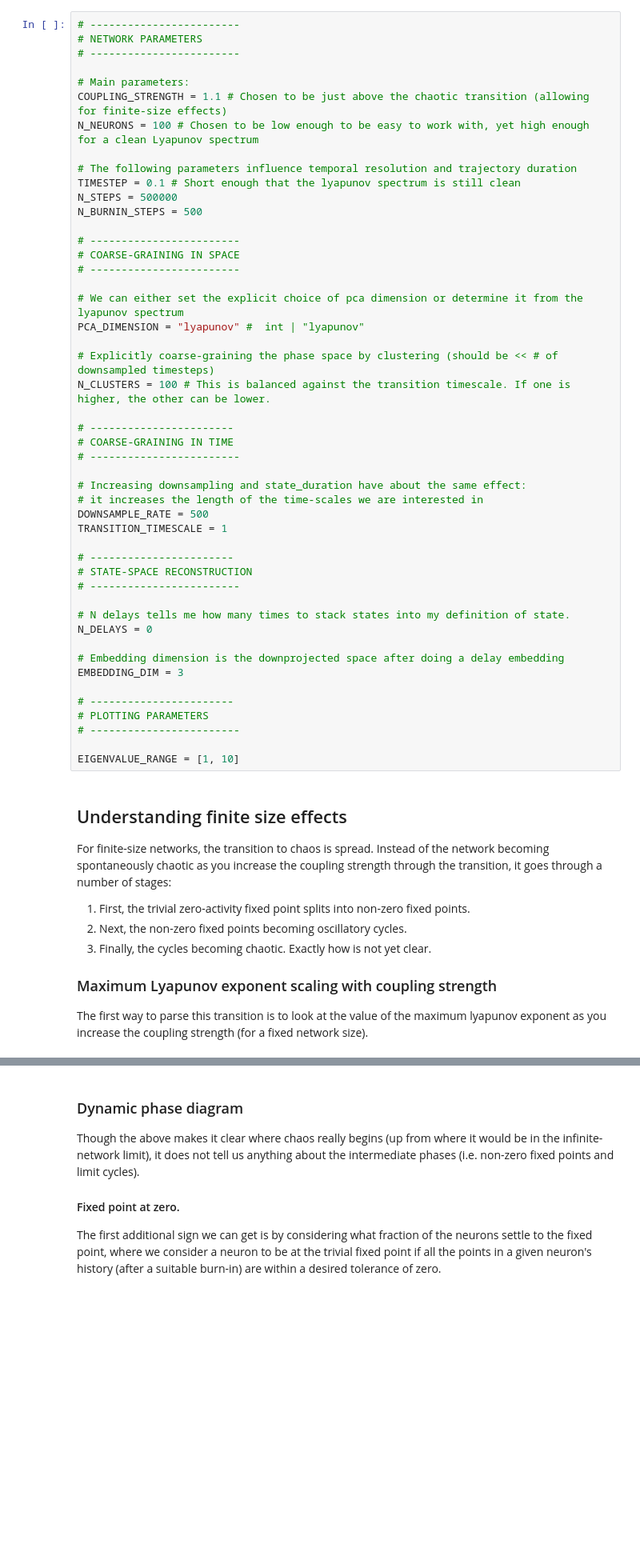
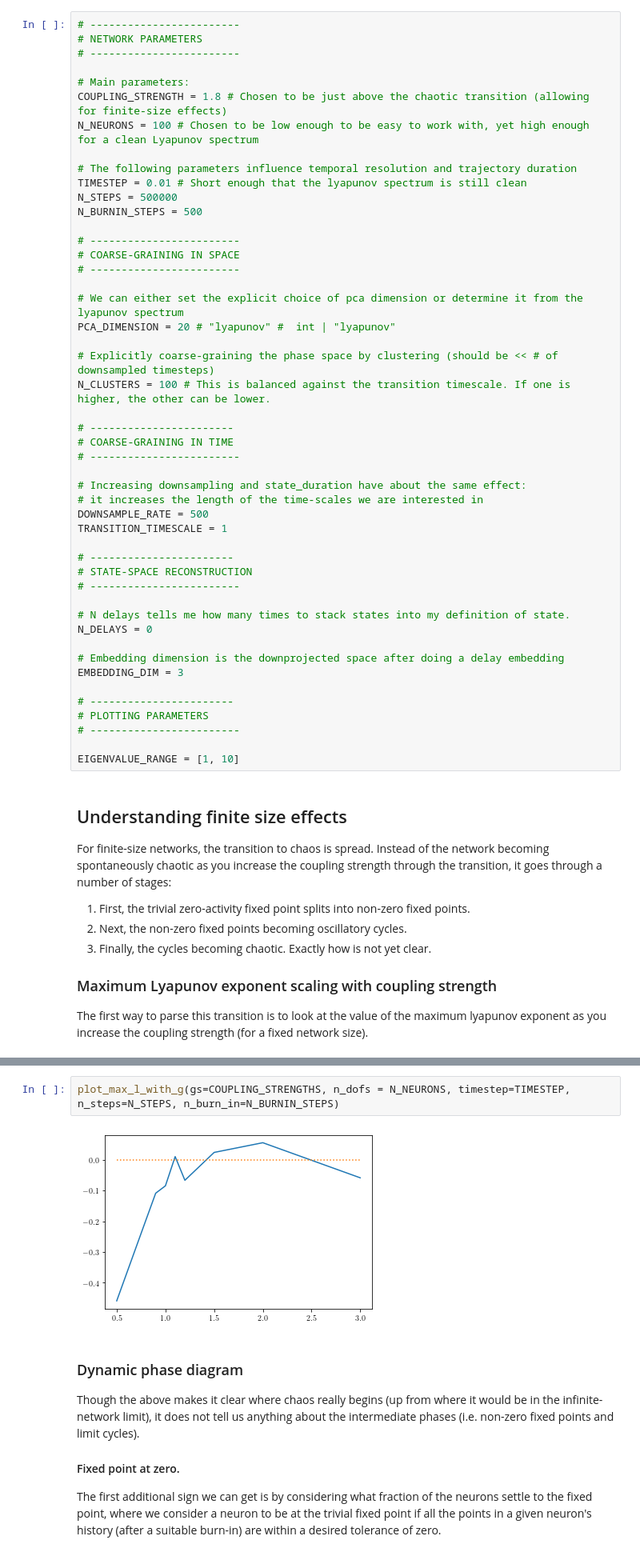
Before and after one commit to jqhoogland/randnn, a Jupyter notebook: Transfer Operator on Random Neural Networks.ipynb, the cells around one changed output, grey strips where cells are left out. Shown at 80% size. Drawn from its saved outputs; the diff is of its cells as text; blank space fills up the shorter version.

Commit message:
Cleaning up

```diff
--- a/Transfer Operator on Random Neural Networks.ipynb
+++ b/Transfer Operator on Random Neural Networks.ipynb
@@ -75,11 +75,11 @@ Note: the downsampling rate and transfer matrix transition time scale have rough
 # ------------------------
 
 # Main parameters:
-COUPLING_STRENGTH = 1.1 # Chosen to be just above the chaotic transition (allowing for finite-size effects)
+COUPLING_STRENGTH = 1.8 # Chosen to be just above the chaotic transition (allowing for finite-size effects)
 N_NEURONS = 100 # Chosen to be low enough to be easy to work with, yet high enough for a clean Lyapunov spectrum
 
 # The following parameters influence temporal resolution and trajectory duration
-TIMESTEP = 0.1 # Short enough that the lyapunov spectrum is still clean
+TIMESTEP = 0.01 # Short enough that the lyapunov spectrum is still clean
 N_STEPS = 500000
 N_BURNIN_STEPS = 500
 
@@ -88,7 +88,7 @@ N_BURNIN_STEPS = 500
 # ------------------------
 
 # We can either set the explicit choice of pca dimension or determine it from the lyapunov spectrum
-PCA_DIMENSION = "lyapunov" #  int | "lyapunov"
+PCA_DIMENSION = 20 # "lyapunov" #  int | "lyapunov"
 
 # Explicitly coarse-graining the phase space by clustering (should be << # of downsampled timesteps)
 N_CLUSTERS = 100 # This is balanced against the transition timescale. If one is higher, the other can be lower.
@@ -134,3 +132,7 @@ COUPLING_STRENGTHS = [0.5, 0.8, 0.9, 1.0, 1.1, 1.2, 1.5, 2.0, 3.0]
+# %%
+plot_max_l_with_g(gs=COUPLING_STRENGTHS, n_dofs = N_NEURONS, timestep=TIMESTEP, n_steps=N_STEPS, n_burn_in=N_BURNIN_STEPS)
+# %% [output]
+[figure, added]
 # %% [markdown]
 ### Dynamic phase diagram
 
```
Also changed, not shown: parts of 14 cells of this notebook, 8 other files.
